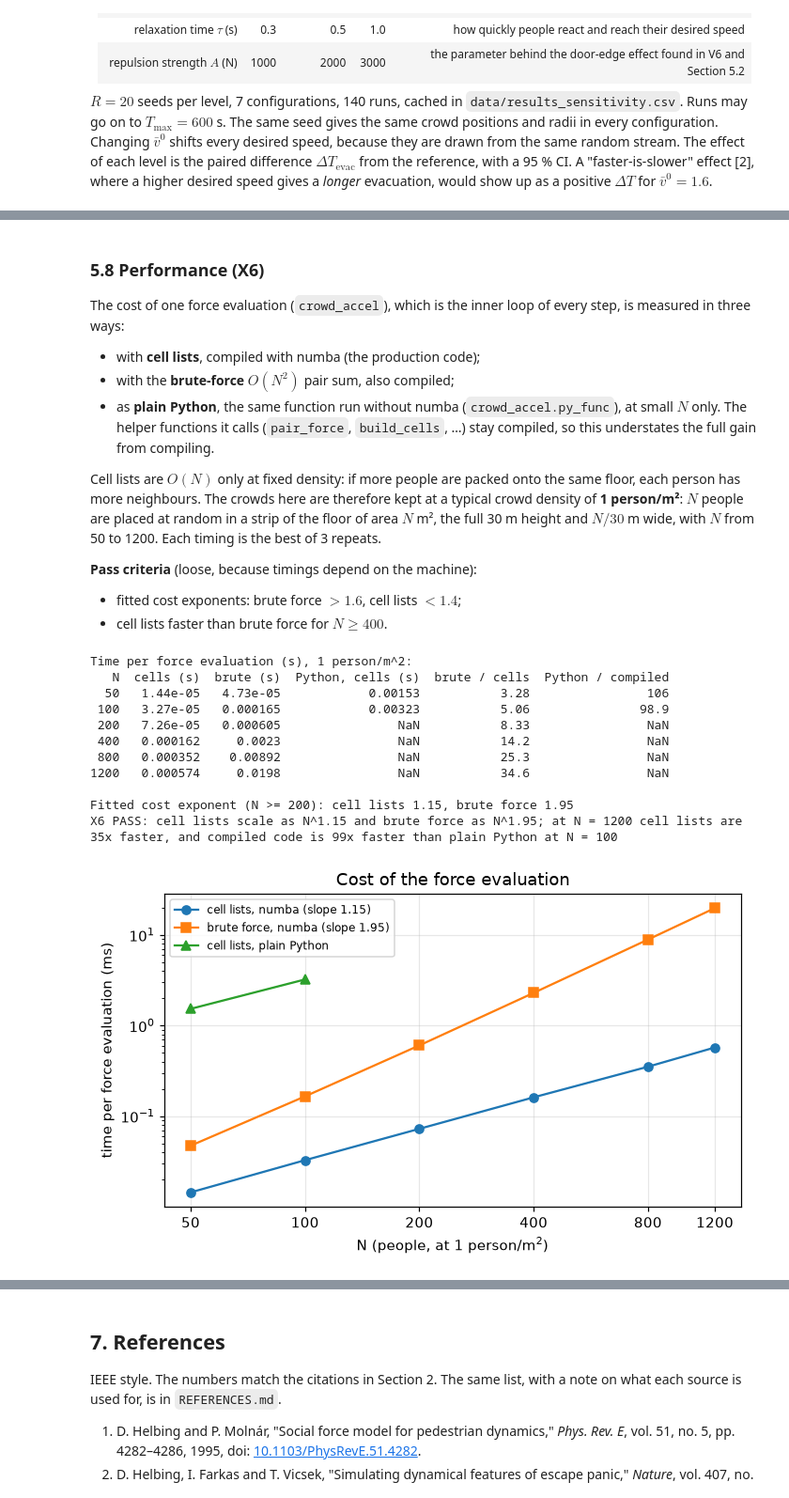
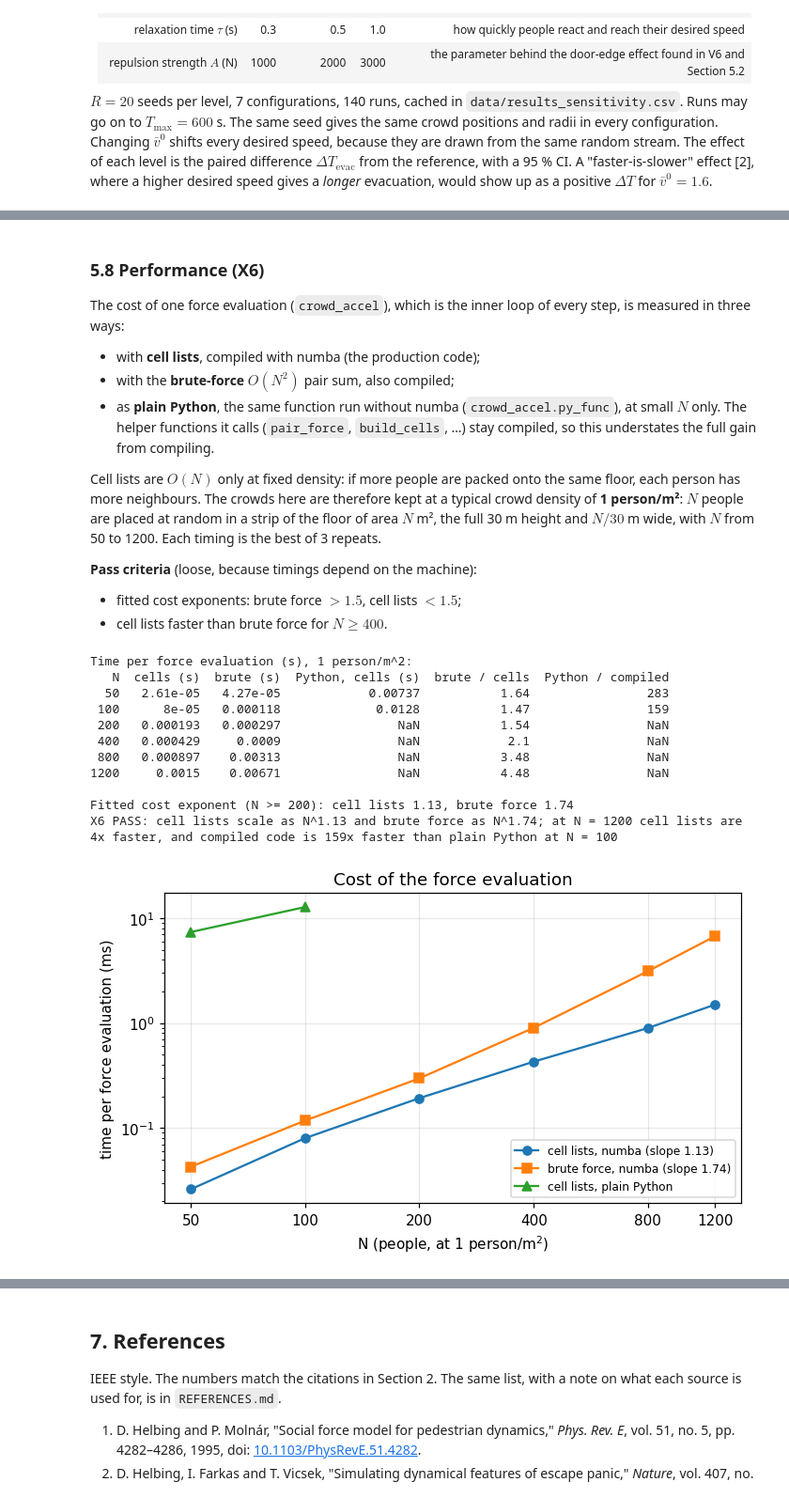
Before and after one commit to ChanuRasmika/mall-evacuation-social-force, a Jupyter notebook: notebook/mall-evacuation-social-force.ipynb, the cells around one changed output, grey strips where cells are left out. Shown at 94% size. Saved outputs shown, nothing was run; the diff lists cells and outputs as text; code cells hidden in the pictures.

```diff
--- a/notebook/mall-evacuation-social-force.ipynb
+++ b/notebook/mall-evacuation-social-force.ipynb
@@ -2305,7 +2319,7 @@ The cost of one force evaluation (`crowd_accel`), which is the inner loop of eve
 Cell lists are $O(N)$ only at fixed density: if more people are packed onto the same floor, each person has more neighbours. The crowds here are therefore kept at a typical crowd density of **1 person/m²**: $N$ people are placed at random in a strip of the floor of area $N$ m², the full 30 m height and $N/30$ m wide, with $N$ from 50 to 1200. Each timing is the best of 3 repeats.
 
 **Pass criteria** (loose, because timings depend on the machine):
-- fitted cost exponents: brute force $> 1.6$, cell lists $< 1.4$;
+- fitted cost exponents: brute force $> 1.5$, cell lists $< 1.5$;
 - cell lists faster than brute force for $N \ge 400$.
 # %%
 # 5.8 X6: cost of one force evaluation, cell lists vs brute force (compiled) and plain Python, at 1 person/m^2.
@@ -2357,41 +2371,41 @@ x6 = pd.DataFrame(_rows)
 x6["brute / cells"] = x6["brute (s)"] / x6["cells (s)"]
 x6["Python / compiled"] = x6["Python, cells (s)"] / x6["cells (s)"]
 _big = x6["N"] >= 200
 slope_cells = np.polyfit(np.log(x6.loc[_big, "N"]), np.log(x6.loc[_big, "cells (s)"]), 1)[0]
 slope_brute = np.polyfit(np.log(x6.loc[_big, "N"]), np.log(x6.loc[_big, "brute (s)"]), 1)[0]
 print("Time per force evaluation (s), 1 person/m^2:")
 print(x6.to_string(index=False, float_format=lambda v: f"{v:.3g}"))
 print(f"\nFitted cost exponent (N >= 200): cell lists {slope_cells:.2f}, brute force {slope_brute:.2f}")
-assert slope_brute > 1.6 and slope_cells < 1.4, "unexpected scaling of the force evaluation"
+assert slope_brute > 1.5 and slope_cells < 1.5, "unexpected scaling of the force evaluation"
 assert (x6.loc[x6["N"] >= 400, "brute / cells"] > 1).all(), "cell lists should be faster for N >= 400"
 print(f"X6 PASS: cell lists scale as N^{slope_cells:.2f} and brute force as N^{slope_brute:.2f}; at N = {X6_N[-1]} "
       f"cell lists are {x6['brute / cells'].iloc[-1]:.0f}x faster, and compiled code is "
       f"{x6['Python / compiled'].dropna().iloc[-1]:.0f}x faster than plain Python at N = {X6_PY_N[-1]}")
 
 fig, ax = plt.subplots(figsize=(6.5, 4))
 ax.loglog(x6["N"], 1e3 * x6["cells (s)"], "o-", label=f"cell lists, numba (slope {slope_cells:.2f})")
 ax.loglog(x6["N"], 1e3 * x6["brute (s)"], "s-", label=f"brute force, numba (slope {slope_brute:.2f})")
 _p = x6.dropna(subset=["Python, cells (s)"])
 ax.loglog(_p["N"], 1e3 * _p["Python, cells (s)"], "^-", label="cell lists, plain Python")
 ax.set(xlabel="N (people, at 1 person/m$^2$)", ylabel="time per force evaluation (ms)",
        title="Cost of the force evaluation")
 ax.set_xticks(X6_N, [str(n) for n in X6_N])
 ax.set_xticks([], minor=True)
 ax.legend(fontsize=8)
 fig.tight_layout()
 fig.savefig(FIG_DIR / "performance_scaling.png", dpi=150, bbox_inches="tight")
 plt.show()
 # %% [output]
 Time per force evaluation (s), 1 person/m^2:
    N  cells (s)  brute (s)  Python, cells (s)  brute / cells  Python / compiled
-  50   1.44e-05   4.73e-05            0.00153           3.28                106
- 100   3.27e-05   0.000165            0.00323           5.06               98.9
- 200   7.26e-05   0.000605                NaN           8.33                NaN
- 400   0.000162     0.0023                NaN           14.2                NaN
- 800   0.000352    0.00892                NaN           25.3                NaN
-1200   0.000574     0.0198                NaN           34.6                NaN
+  50   2.61e-05   4.27e-05            0.00737           1.64                283
+ 100      8e-05   0.000118             0.0128           1.47                159
+ 200   0.000193   0.000297                NaN           1.54                NaN
+ 400   0.000429     0.0009                NaN            2.1                NaN
+ 800   0.000897    0.00313                NaN           3.48                NaN
+1200     0.0015    0.00671                NaN           4.48                NaN
 
-Fitted cost exponent (N >= 200): cell lists 1.15, brute force 1.95
-X6 PASS: cell lists scale as N^1.15 and brute force as N^1.95; at N = 1200 cell lists are 35x faster, and compiled code is 99x faster than plain Python at N = 100
+Fitted cost exponent (N >= 200): cell lists 1.13, brute force 1.74
+X6 PASS: cell lists scale as N^1.13 and brute force as N^1.74; at N = 1200 cell lists are 4x faster, and compiled code is 159x faster than plain Python at N = 100
-[figure, old version]
+[figure, new version]
 # %% [markdown]
```
Also changed, not shown: parts of 22 cells of this notebook, 5 other files.
